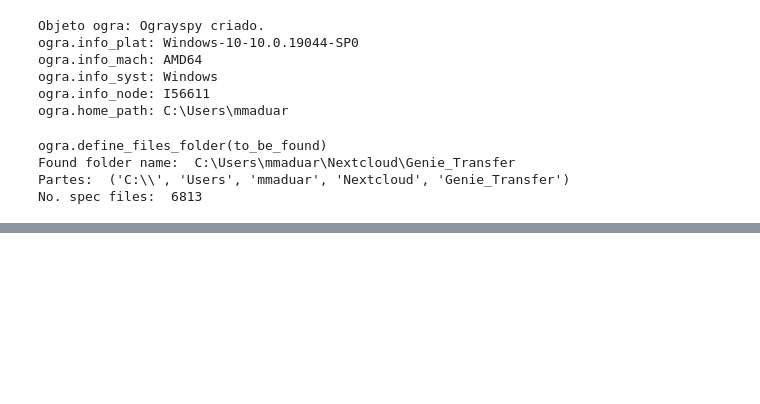
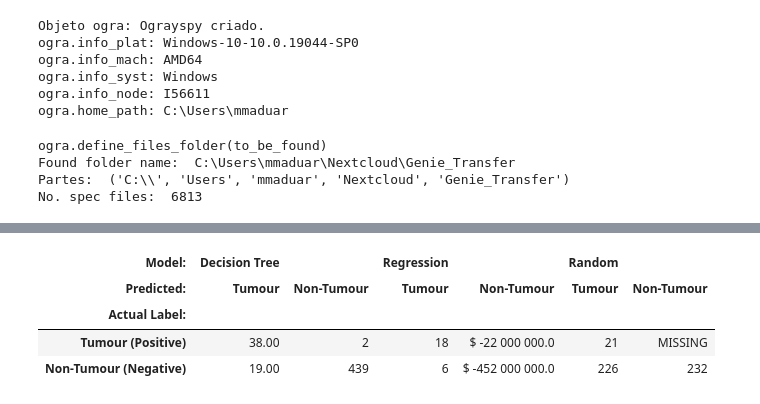
Before and after one commit to terrabela/OGRaySpY, a Jupyter notebook: src/radionuclide_analysis.ipynb, the cells around one changed output, grey strips where cells are left out. Drawn from its saved outputs; the diff is of its cells as text; code cells hidden in the pictures; blank space fills up the shorter version.

```diff
--- a/src/radionuclide_analysis.ipynb
+++ b/src/radionuclide_analysis.ipynb
@@ -188,3 +284,18 @@ Fez total analysis.
+# %%
+df = pd.DataFrame([[38.0, 2.0, 18.0, 22.0, 21, np.nan],[19, 439, 6, 452, 226,232]],
+                  index=pd.Index(['Tumour (Positive)', 'Non-Tumour (Negative)'], name='Actual Label:'),
+                  columns=pd.MultiIndex.from_product([['Decision Tree', 'Regression', 'Random'],['Tumour', 'Non-Tumour']], names=['Model:', 'Predicted:']))
+
+df.style.format(precision=0, na_rep='MISSING', thousands=" ",
+                formatter={('Decision Tree', 'Tumour'): "{:.2f}",
+                           ('Regression', 'Non-Tumour'): lambda x: "$ {:,.1f}".format(x*-1e6)
+                           })
+# %% [output]
+| Model: | Decision Tree |  | Regression |  | Random |  |
+| Predicted: | Tumour | Non-Tumour | Tumour | Non-Tumour | Tumour | Non-Tumour |
+| Actual Label: |  |  |  |  |  |  |
+| Tumour (Positive) | 38.00 | 2 | 18 | $ -22 000 000.0 | 21 | MISSING |
+| Non-Tumour (Negative) | 19.00 | 439 | 6 | $ -452 000 000.0 | 226 | 232 |
 # %%
 # 2022-Jun-24 No momento esses são os que interessam:
 # pann = ogra.a_spec..saw_spec.spec_parms
```
Also changed, not shown: parts of 30 cells of this notebook.
